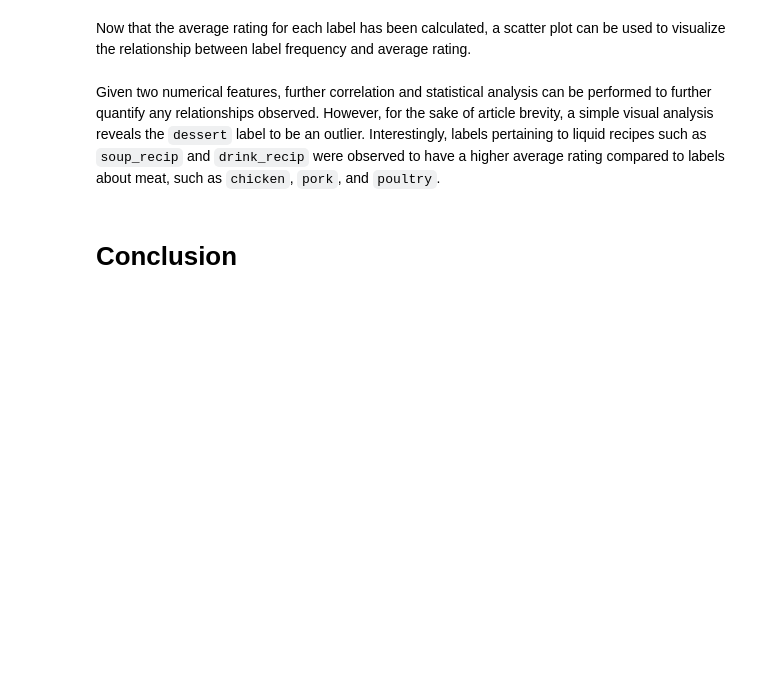
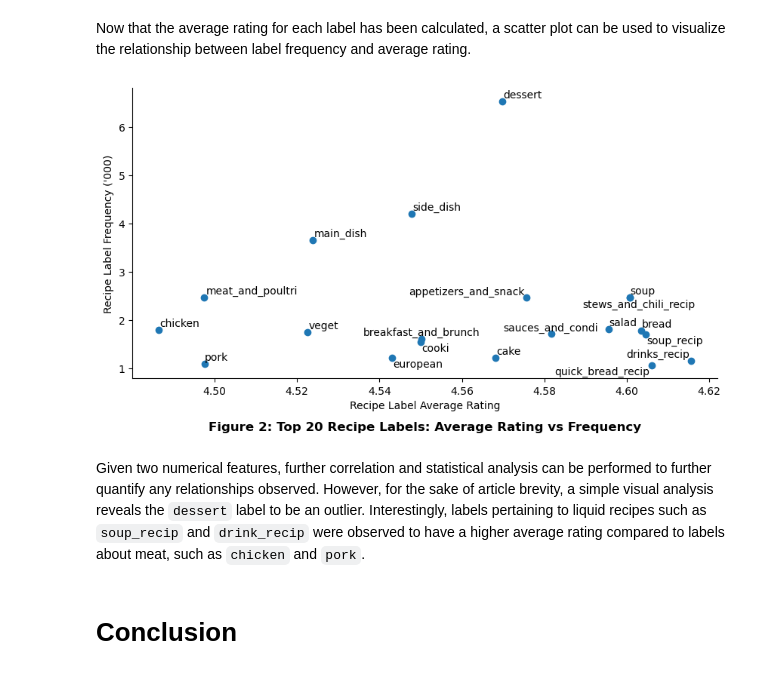
Before and after one commit to andrewyewcy/recipe_classifier, a Jupyter notebook: 21_notebooks/021_recipe_labels_analysis_count_vectorizer.ipynb, the cells around one changed output. Drawn from its saved outputs; the diff is of its cells as text; code cells hidden in the pictures; blank space fills up the shorter version.

```diff
--- a/dev/2023-09-15-text-analysis-with-count-vectorizer.ipynb
+++ b/21_notebooks/021_recipe_labels_analysis_count_vectorizer.ipynb
@@ -836,36 +949,38 @@ fig, ax = plt.subplots(
 x = plot_df["label_rating_average"]
 y = plot_df["label_frequency"]/1_000
 labels = plot_df.index
 
 # Generate scatterplot
 plt.scatter(x,y)
 
 # Generate annotations to place around each point
 annotations = [plt.annotate(label, (x[i], y[i])) for i, label in enumerate(labels)]
 
 # Apply adjust text function to optimize text annotation around points
 adjust_text(annotations)
 
 # Settings to keep axis tidy
 plt.xlabel("Recipe Label Average Rating")
 plt.ylabel("Recipe Label Frequency ('000)")
 sns.despine()
 
 # Add title
 title = "Figure 2: Top 20 Recipe Labels: Average Rating vs Frequency"
 plt.title(f"{title}", y = -0.2, size = 12, fontweight = "bold")
 
 # Save the figure in assets folder
-image_file_name = f"../assets/images/{time.strftime('%Y%m%d-%H%M')}_{title}.png"
+image_file_name = f"../22_assets/images/{time.strftime('%Y%m%d-%H%M')}_{title}.png"
 fig.savefig(
     fname = image_file_name,
     dpi = 300,
     format = "png",
     bbox_inches = "tight")
 
 plt.show()
+# %% [output]
+[figure, added]
 # %% [markdown]
-Given two numerical features, further correlation and statistical analysis can be performed to further quantify any relationships observed. However, for the sake of article brevity, a simple visual analysis reveals the `dessert` label to be an outlier. Interestingly, labels pertaining to liquid recipes such as `soup_recip` and `drink_recip` were observed to have a higher average rating compared to labels about meat, such as `chicken`, `pork`, and `poultry`.
+Given two numerical features, further correlation and statistical analysis can be performed to further quantify any relationships observed. However, for the sake of article brevity, a simple visual analysis reveals the `dessert` label to be an outlier. Interestingly, labels pertaining to liquid recipes such as `soup_recip` and `drink_recip` were observed to have a higher average rating compared to labels about meat, such as `chicken` and `pork`.
 # %% [markdown]
 # Conclusion
 # %% [markdown]
```
Also changed, not shown: parts of 41 cells of this notebook, 43 other files.
